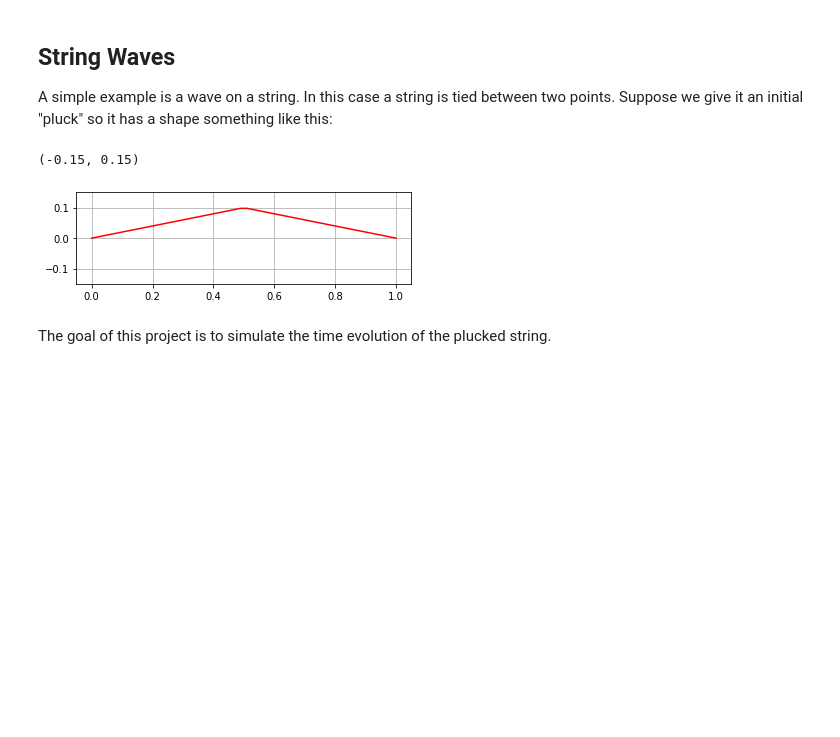
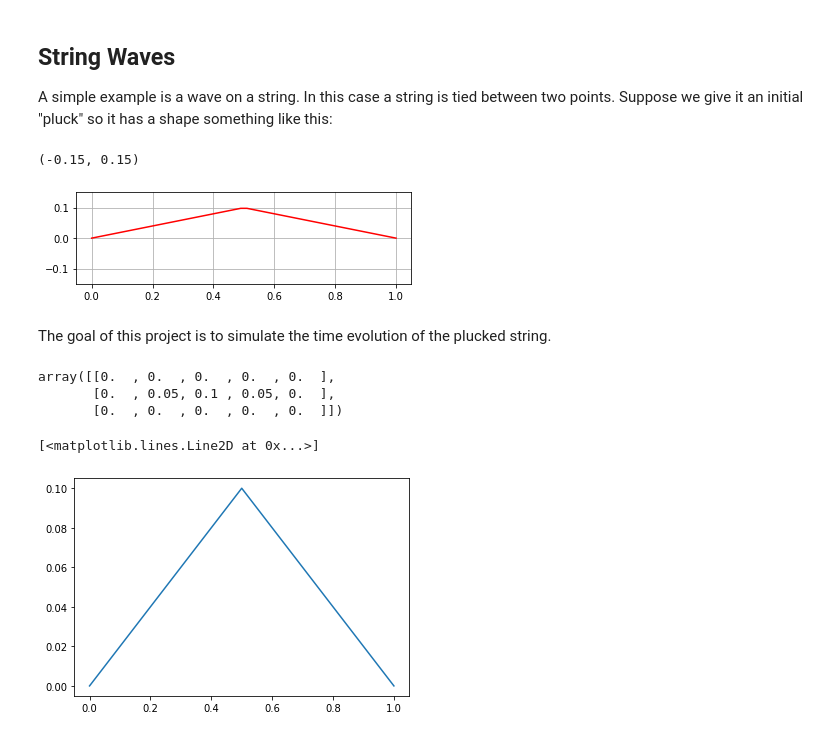
Before and after one commit to sspickle/sci-comp2-notebooks, a Jupyter notebook: HyperbolicEquations.ipynb, the cells around one changed output. Cells and saved outputs as stored; diff of their text form; code cells hidden in the pictures; blank space fills up the shorter version.

```diff
--- a/HyperbolicEquations.ipynb
+++ b/HyperbolicEquations.ipynb
@@ -34,3 +30,36 @@ plt.ylim(-.15,0.15)
 [figure]
 # %% [markdown]
 The goal of this project is to simulate the time evolution of the plucked string.
+# %%
+L = 1  # length of string
+N = 50 # number of chunks
+c = 1.0 # speed
+A = 0.1 # amplitude of "pluck"
+
+N = 5
+past = 0
+present = 1
+future = 2
+
+x = np.linspace(0,L,N)
+dx = x[1] - x[0] # what is dx?
+
+dt = 0.5*dx/c  # this ensures that dx/dt > c
+
+yp = np.where(x<L/2, x*2*A/L, (L-x)*2*A/L)
+
+y = np.zeros((3,N),float)
+
+y[present] = yp
+y[future] = np.zeros((1,N))
+
+y
+# %% [output]
+array([[0.  , 0.  , 0.  , 0.  , 0.  ],
+       [0.  , 0.05, 0.1 , 0.05, 0.  ],
+       [0.  , 0.  , 0.  , 0.  , 0.  ]])
+# %%
+plt.plot(x,yp)
+# %% [output]
+[<matplotlib.lines.Line2D at 0x...>]
+[figure, added]
```
Also changed, not shown: parts of 6 cells of this notebook.
